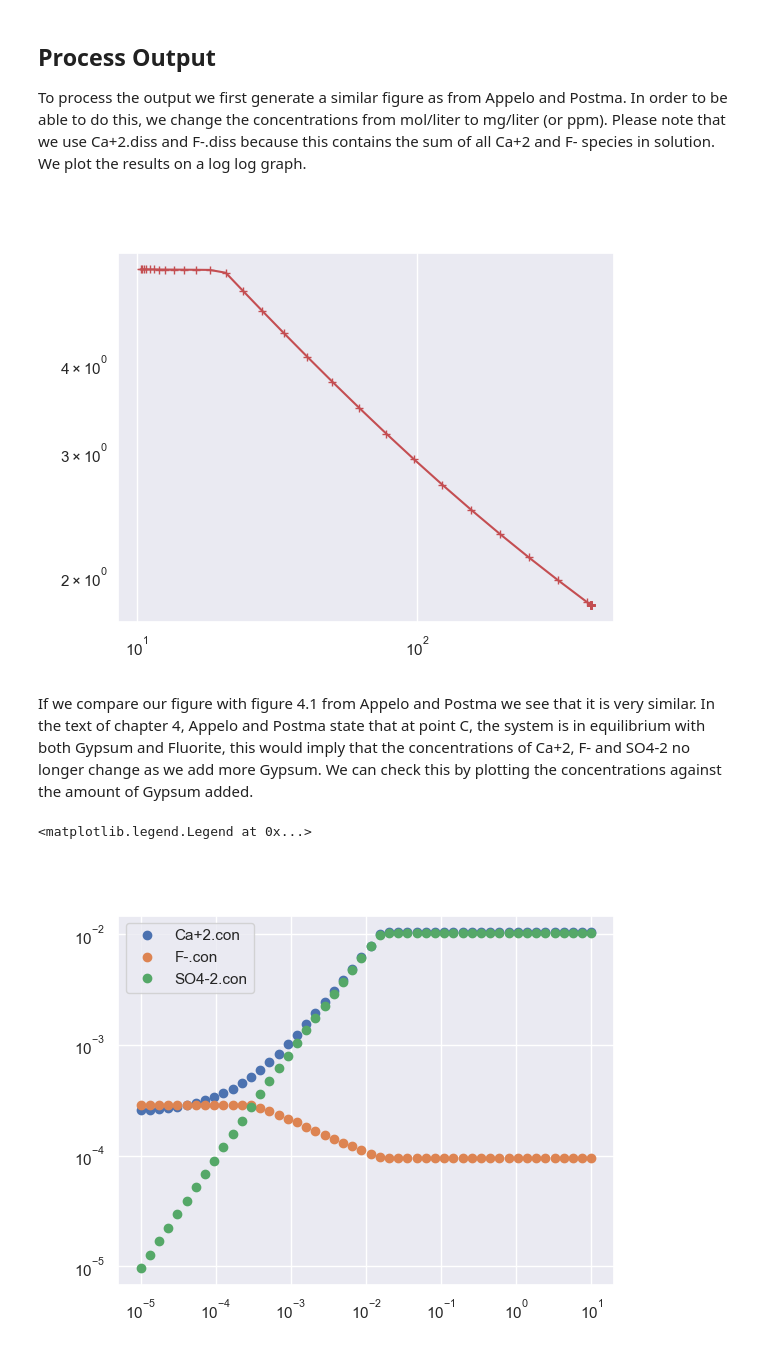
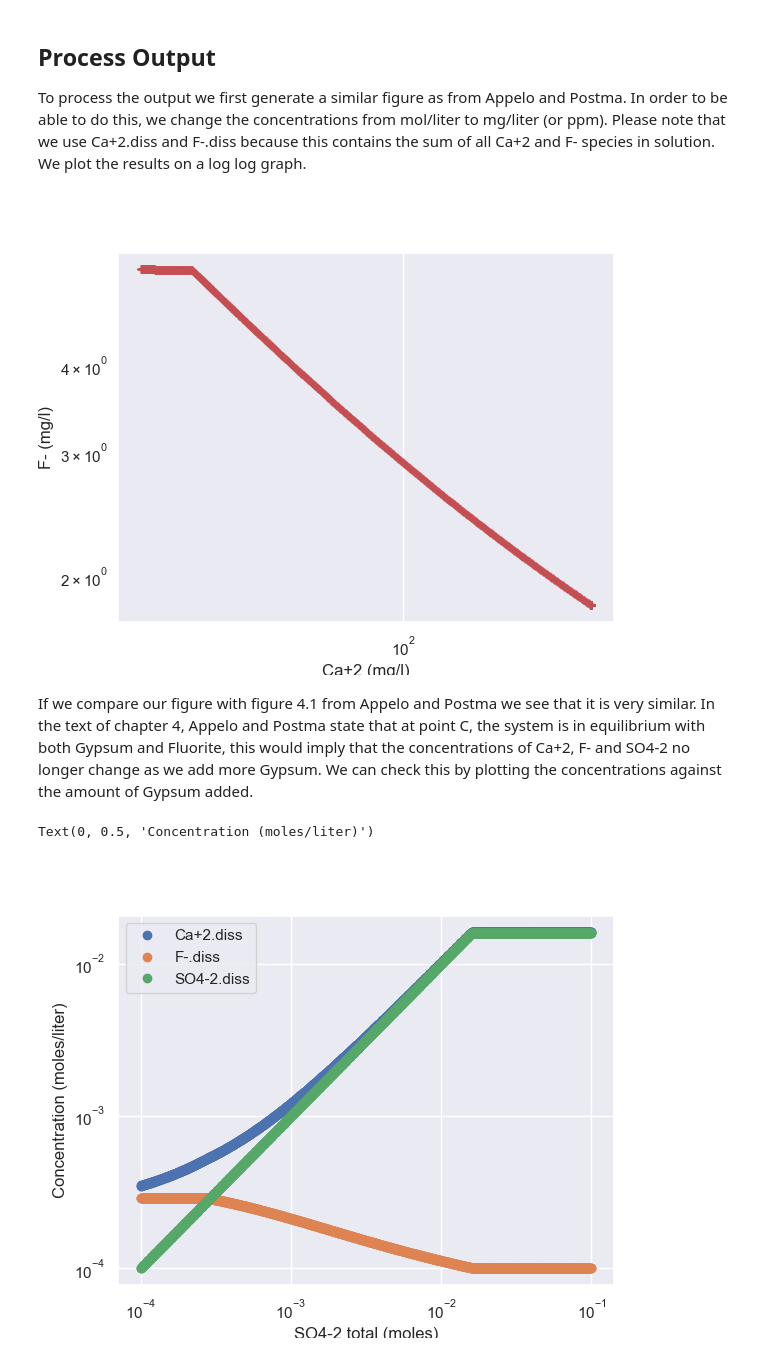
Before and after one commit to theim101/oit_chemistry_for_earth_sciences, a Jupyter notebook: chemistry_book/content/week 05/Tutorial-1-Orchestra-Ca-F-Gypsum/Fluorite-Gypsum-Water.ipynb, the cells around one changed output. Cells and saved outputs as stored; diff of their text form; code cells hidden in the pictures.

````diff
--- a/chemistry_book/content/week 05/Tutorial-1-Orchestra-Ca-F-Gypsum/Fluorite-Gypsum-Water.ipynb
+++ b/chemistry_book/content/week 05/Tutorial-1-Orchestra-Ca-F-Gypsum/Fluorite-Gypsum-Water.ipynb
@@ -257,12 +257,18 @@ To do this we carry out the following steps.
 # Step 1, initial condition.
 # InVars need to contain floats
 IN = np.array([np.ones_like(InVars)]).astype(float)
+mmCa = 40.078  # g/mol
+mmF = 18.998 # g/mol
+Ca_ini = 10 / mmCa *1e-3  # mg/L to mol/L
+F_ini = 5.5/ mmF * 1e-3   # # mg/L to mol/L
 
-IN[0][np.where(InVars == 'Ca+2.tot')] = 2.49e-4 # moles
-IN[0][np.where(InVars == 'F-.tot')] = 2.89e-4 # moles
-IN[0][np.where(InVars == 'Gypsum[s].tot')] = 1e-20 # No Gypsum (initial conditions)
+IN[0][np.where(InVars == 'Ca+2.tot')] = Ca_ini # moles
+IN[0][np.where(InVars == 'F-.tot')] = F_ini # moles
+IN[0][np.where(InVars == 'SO4-2.tot')] = 1e-20 # No Gypsum (initial conditions)
 IN[0][np.where(InVars == 'watervolume')] = 1.0 # No Gypsum (initial conditions)
 
 # Calculate equilibrium conditions for initial situation (Point A in chapter 4.1)
 OUT = p.set_and_calculate(IN)
 Res_PointA = pd.DataFrame(OUT,columns=OutVars)
+print("Point A: Initial condition without Gypsum")
+print(Res_PointA[['Ca+2.con', 'F-.con', 'SO4-2.con', 'Gypsum[s].si', 'Fluorite[s].si']])
@@ -272,11 +282,18 @@ Aqueous solution with $\text{Ca}^{+2}$ and $\text{F}^-$, in equilibrium with Gyp
 # %%
 # %%
 # Step 2, Initial condition in equilibrium with an excess of Gypsum
-# IN has already been initialized above, we only need to change the Gypsum[s].tot variable
+# IN has already been initialized above, we only need to change the Ca+2.tot and SO4-2.tot to add Gypsum.
+# Note F- is not changed as it is already defined in the IN[0] above.
 
-IN[0][np.where(InVars == 'Gypsum[s].tot')] = 10 # really large amount of Gypsum for 1 liter!
+# We add 1 mol of gypsum by adding 1 mole of Ca+2 and 1 mole of SO4-2 to the initial condition.
+
+IN[0][np.where(InVars == 'Ca+2.tot')] = 1 + Ca_ini # moles
+IN[0][np.where(InVars == 'SO4-2.tot')] = 1 # really large amount of Gypsum for 1 liter!
 
 # %%
 
 OUT = p.set_and_calculate(IN)
 Res_PointC = pd.DataFrame(OUT,columns=OutVars)
+print(IN[0])
+print("Point C: Initial condition without Gypsum")
+print(Res_PointC[['Ca+2.diss', 'F-.diss', 'SO4-2.diss','Gypsum[s].si', 'Fluorite[s].si','Gypsum[s].tot','Fluorite[s].tot']])
@@ -286,10 +315,8 @@ The idea is to add small increments of gypsum to our solution. The figure in App
 # %%
 # we add Gypsum in 100 increments between 0 ppm and 1000 ppm
 
-mmCa = 40.1  # g/mol
-mmF = 19.0 # g/mol
-Gypsum_range = np.logspace(-5, 1, 50)
-
+Gypsum_range = np.logspace(-4, -1, 1250)
+# Gypsum_range = np.linspace(2.1e-4, 3.4e-4, 52)
 #  Prepare an array to store all results from our scenario
 all_Res = np.zeros([len(Gypsum_range),len(OutVars)])
 
@@ -298,7 +325,8 @@ all_Res = np.zeros([len(Gypsum_range),len(OutVars)])
 ii = -1
 for gypsum in Gypsum_range:
     # change Gypsum in InVars
-    IN[0][np.where(InVars == 'Gypsum[s].tot')] = gypsum
+    IN[0][np.where(InVars == 'Ca+2.tot')] = gypsum + Ca_ini
+    IN[0][np.where(InVars == 'SO4-2.tot')] = gypsum
 
     # run ORCHESTRA
     OUT = p.set_and_calculate(IN)
@@ -322,22 +350,26 @@ fig1,ax1 = plt.subplots()
 ax1.plot(Res_Simulation['Ca+2.mgl'],Res_Simulation['F-.mgl'], 'r+-' )
 ax1.set_xscale('log')
 ax1.set_yscale('log')
+ax1.set_xlabel('Ca+2 (mg/l)')
+ax1.set_ylabel('F- (mg/l)')
 ax1.grid(True)
 # %% [output]
-[figure, old version]
+[figure, new version]
 # %% [markdown]
 If we compare our figure with figure 4.1 from Appelo and Postma we see that it is very similar. In the text of chapter 4, Appelo and Postma state that at point C, the system is in equilibrium with both Gypsum and Fluorite, this would imply that the concentrations of Ca+2, F- and SO4-2 no longer change as we add more Gypsum. We can check this by plotting the concentrations against the amount of Gypsum added.
 # %%
 fig2,ax2 = plt.subplots()
-species_list = ['Ca+2.con','F-.con', 'SO4-2.con']
+species_list = ['Ca+2.diss','F-.diss', 'SO4-2.diss']
 for species in species_list:
-    ax2.plot(Res_Simulation['Gypsum[s].tot'], Res_Simulation[species], 'o')
+    ax2.plot(Res_Simulation['SO4-2.tot'], Res_Simulation[species], 'o')
 ax2.set_xscale('log')
 ax2.set_yscale('log')
 ax2.grid(True)
 ax2.legend(species_list)
+ax2.set_xlabel('SO4-2 total (moles)')
+ax2.set_ylabel('Concentration (moles/liter)')
 # %% [output]
-<matplotlib.legend.Legend at 0x...>
+Text(0, 0.5, 'Concentration (moles/liter)')
-[figure, old version]
+[figure, new version]
 # %% [markdown]
 ```{exercise} Explain
````
Also changed, not shown: parts of 13 cells of this notebook, 33 other files.
